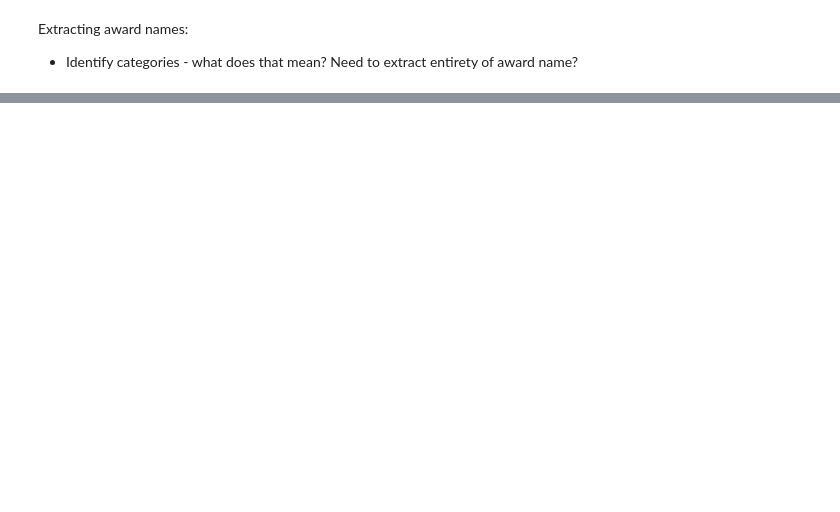
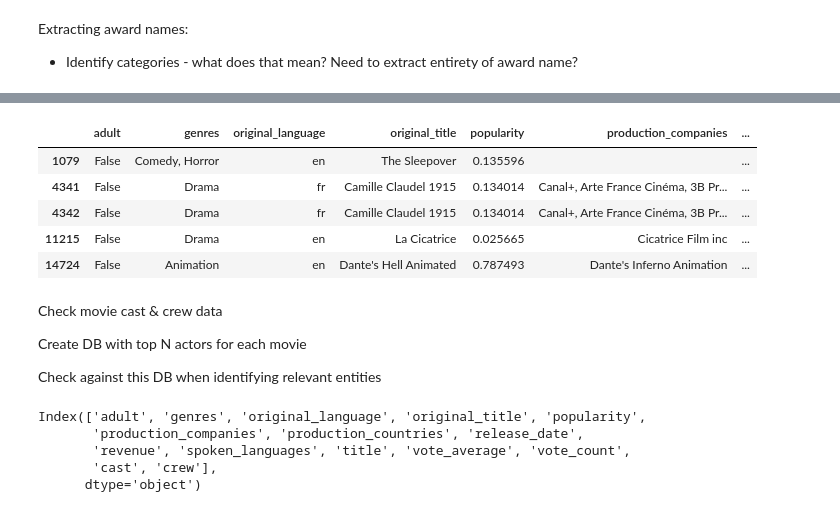
Before and after one commit to zjerath/TweetMiner, a Jupyter notebook: Notebooks/clustering_aggregation.ipynb, the cells around one changed output, grey strips where cells are left out. Drawn from its saved outputs; the diff is of its cells as text; code cells hidden in the pictures; blank space fills up the shorter version.

Commit message:
util for retrieving cast & crew data

```diff
--- a/Notebooks/clustering_aggregation.ipynb
+++ b/Notebooks/clustering_aggregation.ipynb
@@ -379,0 +444,8 @@ AWARD: best director - motion picture
+# %%
+import pandas as pd
+
+movies_metadata_path = os.path.join(os.path.dirname(os.path.abspath('')), 'data', 'movies_metadata.csv')
+credits_path = os.path.join(os.path.dirname(os.path.abspath('')), 'data', 'credits.csv')
+
+movies_df = pd.read_csv(movies_metadata_path)
+credits_df = pd.read_csv(credits_path)
@@ -379,0 +558,33 @@ AWARD: best director - motion picture
+# %%
+import sys
+
+# setting path
+# sys.path.append('../util_functions')
+
+# importing
+# from util_functions.movie_data_utils import create_movies_credits_df
+
+movies_credits_df = create_movies_credits_df('2013')
+
+movies_credits_df.head()
+# %% [output]
+|  | adult | genres | original_language | original_title | popularity | production_companies | ... |
+| 1079 | False | Comedy, Horror | en | The Sleepover | 0.135596 |  | ... |
+| 4341 | False | Drama | fr | Camille Claudel 1915 | 0.134014 | Canal+, Arte France Cinéma, 3B Pr... | ... |
+| 4342 | False | Drama | fr | Camille Claudel 1915 | 0.134014 | Canal+, Arte France Cinéma, 3B Pr... | ... |
+| 11215 | False | Drama | en | La Cicatrice | 0.025665 | Cicatrice Film inc | ... |
+| 14724 | False | Animation | en | Dante's Hell Animated | 0.787493 | Dante's Inferno Animation | ... |
+# %% [markdown]
+Check movie cast & crew data
+
+Create DB with top N actors for each movie
+
+Check against this DB when identifying relevant entities
+# %%
+movies_credits_df.columns
+# %% [output]
+Index(['adult', 'genres', 'original_language', 'original_title', 'popularity',
+       'production_companies', 'production_countries', 'release_date',
+       'revenue', 'spoken_languages', 'title', 'vote_average', 'vote_count',
+       'cast', 'crew'],
+      dtype='object')
```
Also changed, not shown: parts of 8 cells of this notebook, 1 other file.
